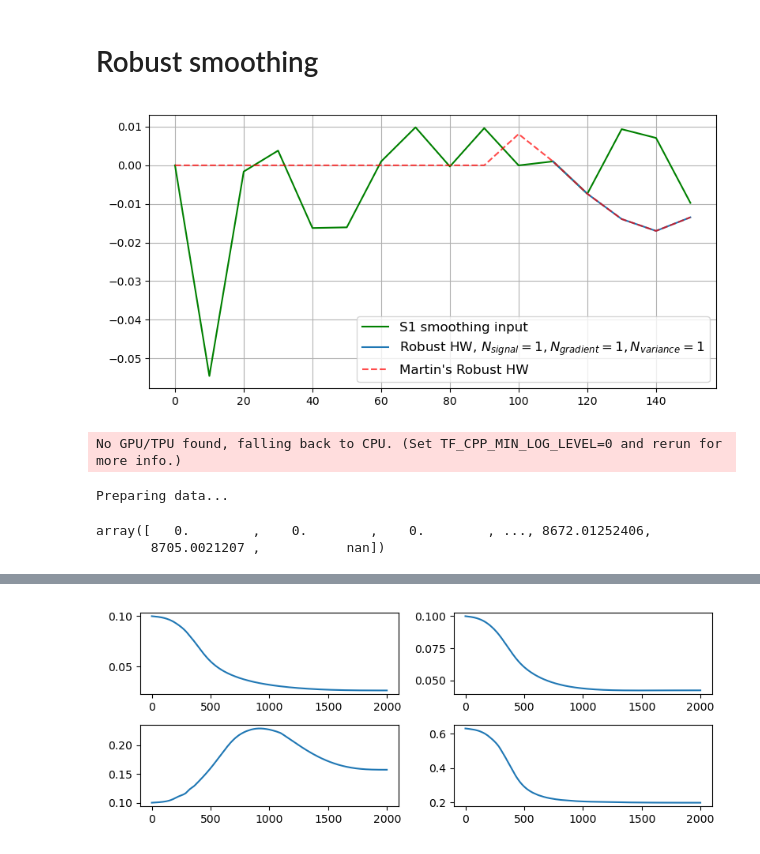
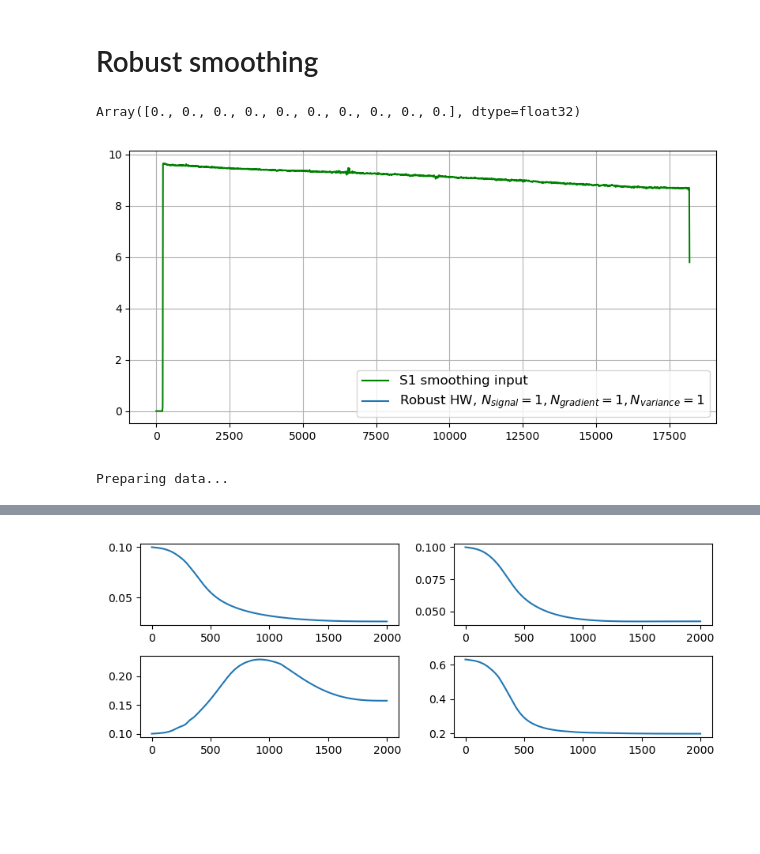
Before and after one commit to simply-nicky/robust_hw, a Jupyter notebook: dev_stats.ipynb, the cells around one changed output, grey strips where cells are left out. Drawn from its saved outputs; the diff is of its cells as text; code cells hidden in the pictures; blank space fills up the shorter version.

```diff
--- a/dev_stats.ipynb
+++ b/dev_stats.ipynb
@@ -99,32 +100,36 @@ step = smoothing_step(smoother)
 state = initialise(smoother, warmup)
 
 # performing real-time smoothing
-result = []
-states = []
-for elem in tqdm(samples):
-    smoothed, state = step(elem, state)
-    result.append(smoothed)
-    states.append(state)
+# result = []
+# states = []
+# for elem in tqdm(samples):
+#     smoothed, state = step(elem, state)
+#     result.append(smoothed)
+#     states.append(state)
+# %%
+warmup
+# %% [output]
+Array([0., 0., 0., 0., 0., 0., 0., 0., 0., 0.], dtype=float32)
 # %%
 import matplotlib.pyplot as plt
 
 %matplotlib widget
 fig, ax = plt.subplots(figsize=(8, 4))
 # ax.plot(theta_raw / (2 * np.pi), old_s1_ftr, c='b', alpha=0.7, linestyle='dashed', label="s1 factor")
 # ax.plot(theta_ext[::period], log_signal[::period], c='r', alpha=0.7, linestyle='dashed', label="Martin's Robust HW")
 # ax.plot(theta[n_start + n_warmup:], [state.moment for state in states])
 # ax.scatter(theta, series, s=1, alpha=0.1, c='k', label=r'$s1_{signal} - s1_{bgd}$')
 ax.plot(theta, series, c='g', label="S1 smoothing input")
 ax.plot(theta[n_start + n_warmup:], result, alpha=1.0,
         label=fr'Robust HW, $N_{{signal}} = {smoothe_over_signal}, '\
               fr'N_{{gradient}} = {smoothe_over_gradient}, '\
               fr'N_{{variance}} = {smoothe_over_variance}$')
-ax.plot(theta_ext[::period], log_signal[::period], c='r', alpha=0.7, linestyle='dashed', label="Martin's Robust HW")
+# ax.plot(theta_ext[::period], log_signal[::period], c='r', alpha=0.7, linestyle='dashed', label="Martin's Robust HW")
 
 ax.legend(fontsize=12)
 # ax.set_ylim(0.86, 1.0)
 ax.grid(True)
 fig.tight_layout()
 plt.show()
 # %% [output]
-[figure, old version]
+[figure, new version]
@@ -141,7 +142,7 @@ import tqdm
 
 log_path = 'data/Z-230901A.csv'
 init_value, n_iter, learning_rate, period, seed = 10.0, 2000, 3e-3, 10, 0
-sizes = (100, 200, 100)
+sizes = (200, 400, 200)
 
 theta_raw = jnp.unwrap(read_csv(log_path, columns['theta']))
 signal = read_csv(log_path, columns["s1_sgn"])
@@ -154,11 +155,5 @@ _, background = extract_rotations(theta_raw, background)
 
 series = (signal - background)[::period]
 # %% [output]
-No GPU/TPU found, falling back to CPU. (Set TF_CPP_MIN_LOG_LEVEL=0 and rerun for more info.)
+Preparing data...
-Preparing data...
-# %%
-series
-# %% [output]
-array([   0.        ,    0.        ,    0.        , ..., 8672.01252406,
-       8705.0021207 ,           nan])
 # %%
```
Also changed, not shown: parts of 5 cells of this notebook, 3 other files.
